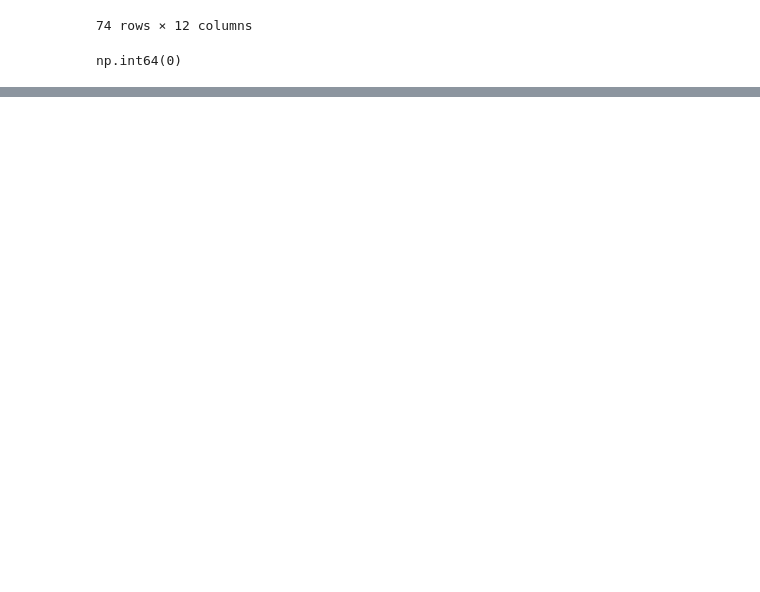
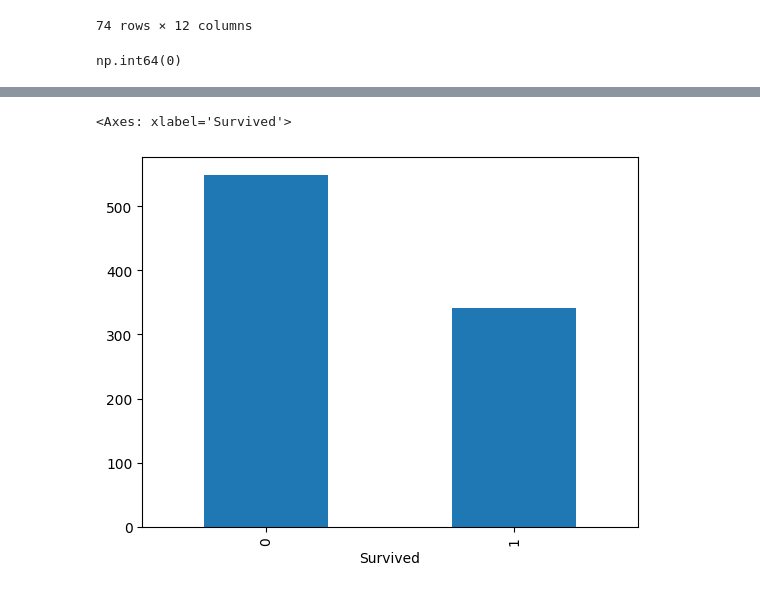
Before and after one commit to Abhishek-jakhar/Machine_learning, a Jupyter notebook: 4_EDA.ipynb, the cells around one changed output, grey strips where cells are left out. Cells and saved outputs as stored; diff of their text form; code cells hidden in the pictures; blank space fills up the shorter version.

```diff
--- a/4_EDA.ipynb
+++ b/4_EDA.ipynb
@@ -223,0 +256,5 @@ np.int64(0)
+# %%
+df['Survived'].value_counts().plot(kind='bar')
+# %% [output]
+<Axes: xlabel='Survived'>
+[figure, added]
```
Also changed, not shown: parts of 7 cells of this notebook.
